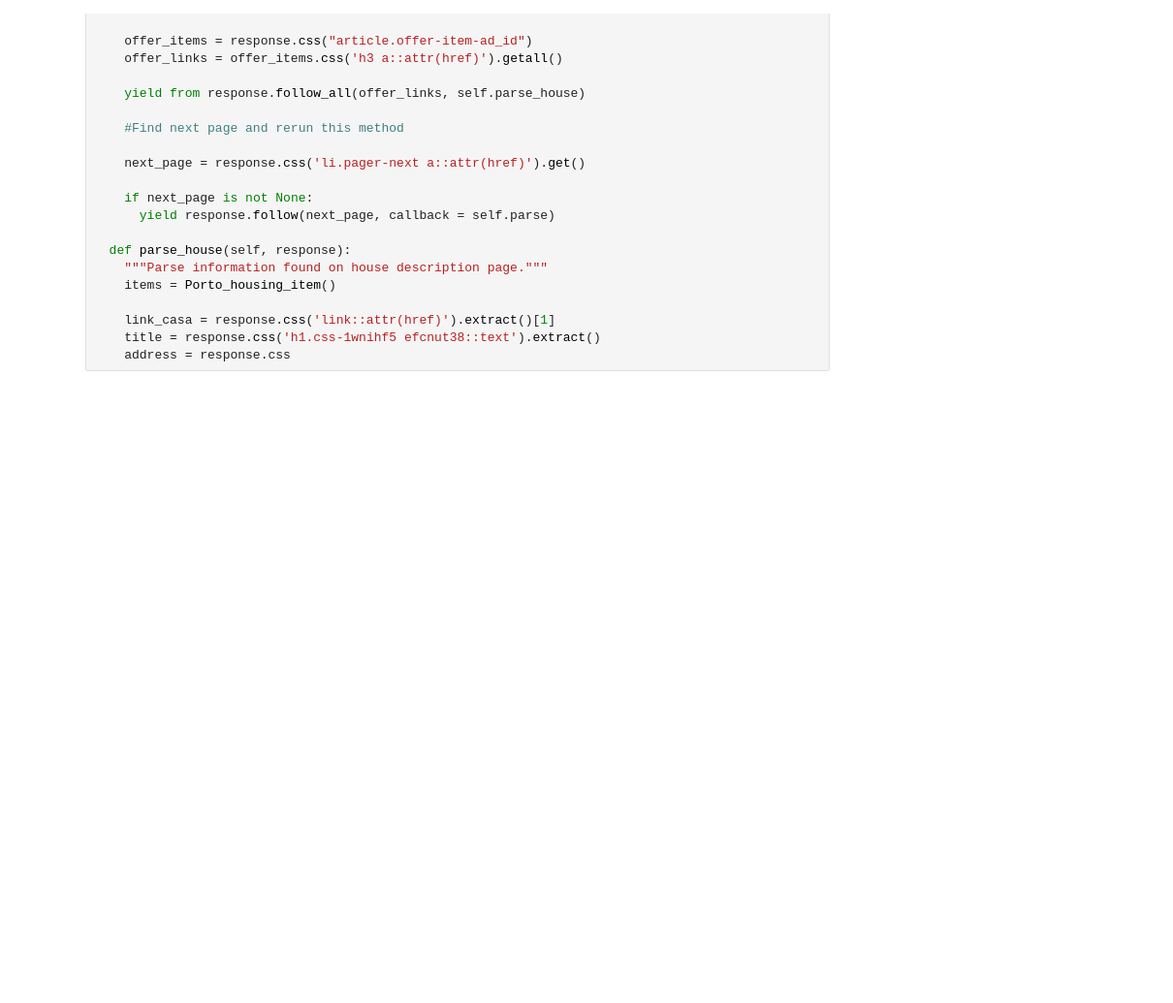
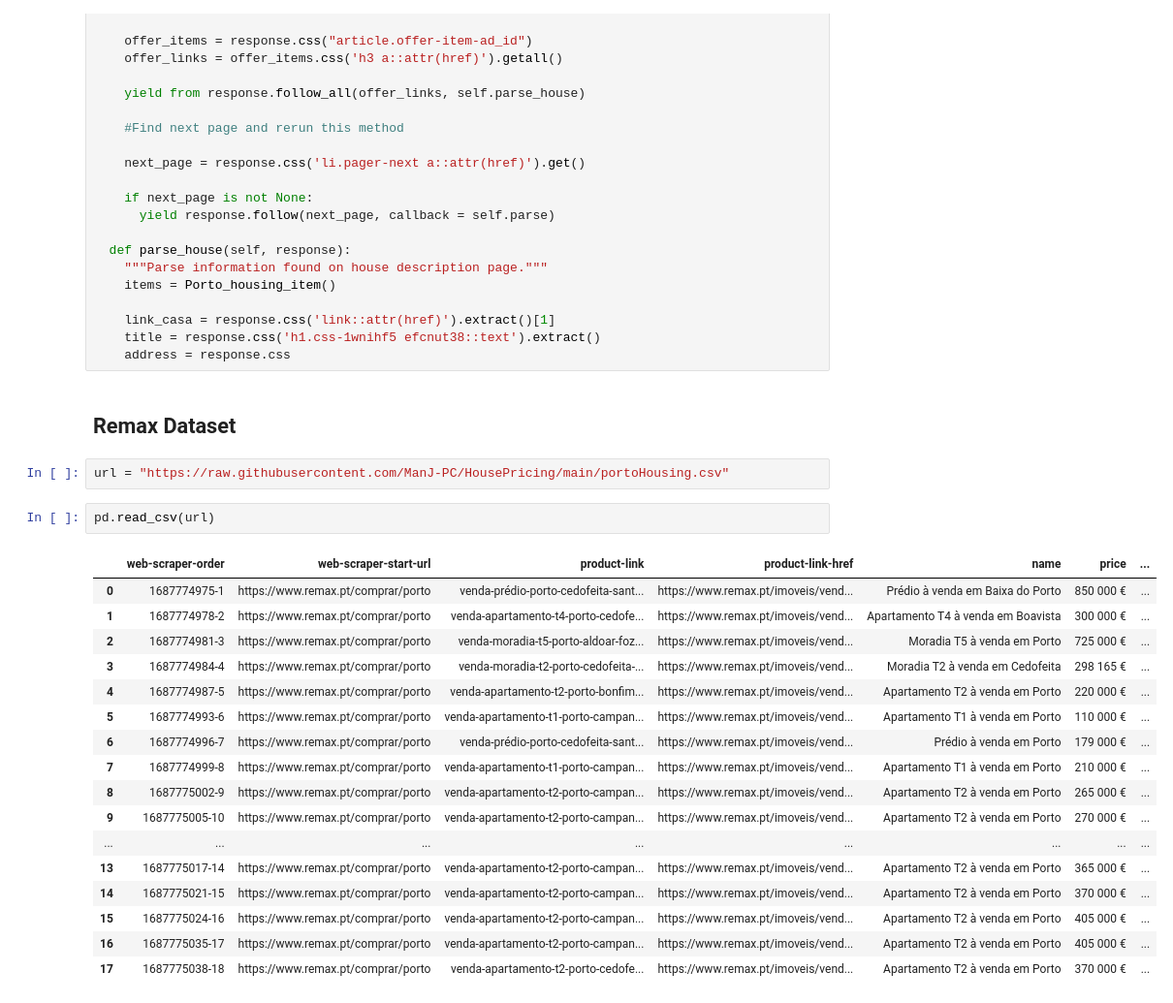
Before and after one commit to ManJ-PC/advanced_py, a Jupyter notebook: imovirtual.ipynb, the cells around one changed output. Shown: that part at 97% size. Saved outputs shown, nothing was run; the diff lists cells and outputs as text; blank space fills up the shorter version.

```diff
--- a/imovirtual.ipynb
+++ b/imovirtual.ipynb
@@ -32,3 +34,27 @@ class Porto_housing_item(scrapy.Spider):
     link_casa = response.css('link::attr(href)').extract()[1]
     title = response.css('h1.css-1wnihf5 efcnut38::text').extract()
     address = response.css
+# %% [markdown]
+## Remax Dataset
+# %%
+url = "https://raw.githubusercontent.com/ManJ-PC/HousePricing/main/portoHousing.csv"
+# %%
+pd.read_csv(url)
+# %% [output]
+|  | web-scraper-order | web-scraper-start-url | product-link | product-link-href | name | price | ... |
+| 0 | 1687774975-1 | https://www.remax.pt/comprar/porto | venda-prédio-porto-cedofeita-sant... | https://www.remax.pt/imoveis/vend... | Prédio à venda em Baixa do Porto | 850 000 € | ... |
+| 1 | 1687774978-2 | https://www.remax.pt/comprar/porto | venda-apartamento-t4-porto-cedofe... | https://www.remax.pt/imoveis/vend... | Apartamento T4 à venda em Boavista | 300 000 € | ... |
+| 2 | 1687774981-3 | https://www.remax.pt/comprar/porto | venda-moradia-t5-porto-aldoar-foz... | https://www.remax.pt/imoveis/vend... | Moradia T5 à venda em Porto | 725 000 € | ... |
+| 3 | 1687774984-4 | https://www.remax.pt/comprar/porto | venda-moradia-t2-porto-cedofeita-... | https://www.remax.pt/imoveis/vend... | Moradia T2 à venda em Cedofeita | 298 165 € | ... |
+| 4 | 1687774987-5 | https://www.remax.pt/comprar/porto | venda-apartamento-t2-porto-bonfim... | https://www.remax.pt/imoveis/vend... | Apartamento T2 à venda em Porto | 220 000 € | ... |
+| 5 | 1687774993-6 | https://www.remax.pt/comprar/porto | venda-apartamento-t1-porto-campan... | https://www.remax.pt/imoveis/vend... | Apartamento T1 à venda em Porto | 110 000 € | ... |
+| 6 | 1687774996-7 | https://www.remax.pt/comprar/porto | venda-prédio-porto-cedofeita-sant... | https://www.remax.pt/imoveis/vend... | Prédio à venda em Porto | 179 000 € | ... |
+| 7 | 1687774999-8 | https://www.remax.pt/comprar/porto | venda-apartamento-t1-porto-campan... | https://www.remax.pt/imoveis/vend... | Apartamento T1 à venda em Porto | 210 000 € | ... |
+| 8 | 1687775002-9 | https://www.remax.pt/comprar/porto | venda-apartamento-t2-porto-campan... | https://www.remax.pt/imoveis/vend... | Apartamento T2 à venda em Porto | 265 000 € | ... |
+| 9 | 1687775005-10 | https://www.remax.pt/comprar/porto | venda-apartamento-t2-porto-campan... | https://www.remax.pt/imoveis/vend... | Apartamento T2 à venda em Porto | 270 000 € | ... |
+| ... | ... | ... | ... | ... | ... | ... | ... |
+| 13 | 1687775017-14 | https://www.remax.pt/comprar/porto | venda-apartamento-t2-porto-campan... | https://www.remax.pt/imoveis/vend... | Apartamento T2 à venda em Porto | 365 000 € | ... |
+| 14 | 1687775021-15 | https://www.remax.pt/comprar/porto | venda-apartamento-t2-porto-campan... | https://www.remax.pt/imoveis/vend... | Apartamento T2 à venda em Porto | 370 000 € | ... |
+| 15 | 1687775024-16 | https://www.remax.pt/comprar/porto | venda-apartamento-t2-porto-campan... | https://www.remax.pt/imoveis/vend... | Apartamento T2 à venda em Porto | 405 000 € | ... |
+| 16 | 1687775035-17 | https://www.remax.pt/comprar/porto | venda-apartamento-t2-porto-campan... | https://www.remax.pt/imoveis/vend... | Apartamento T2 à venda em Porto | 405 000 € | ... |
+| 17 | 1687775038-18 | https://www.remax.pt/comprar/porto | venda-apartamento-t2-porto-cedofe... | https://www.remax.pt/imoveis/vend... | Apartamento T2 à venda em Porto | 370 000 € | ... |
```
Also changed, not shown: parts of 1 cell of this notebook.
